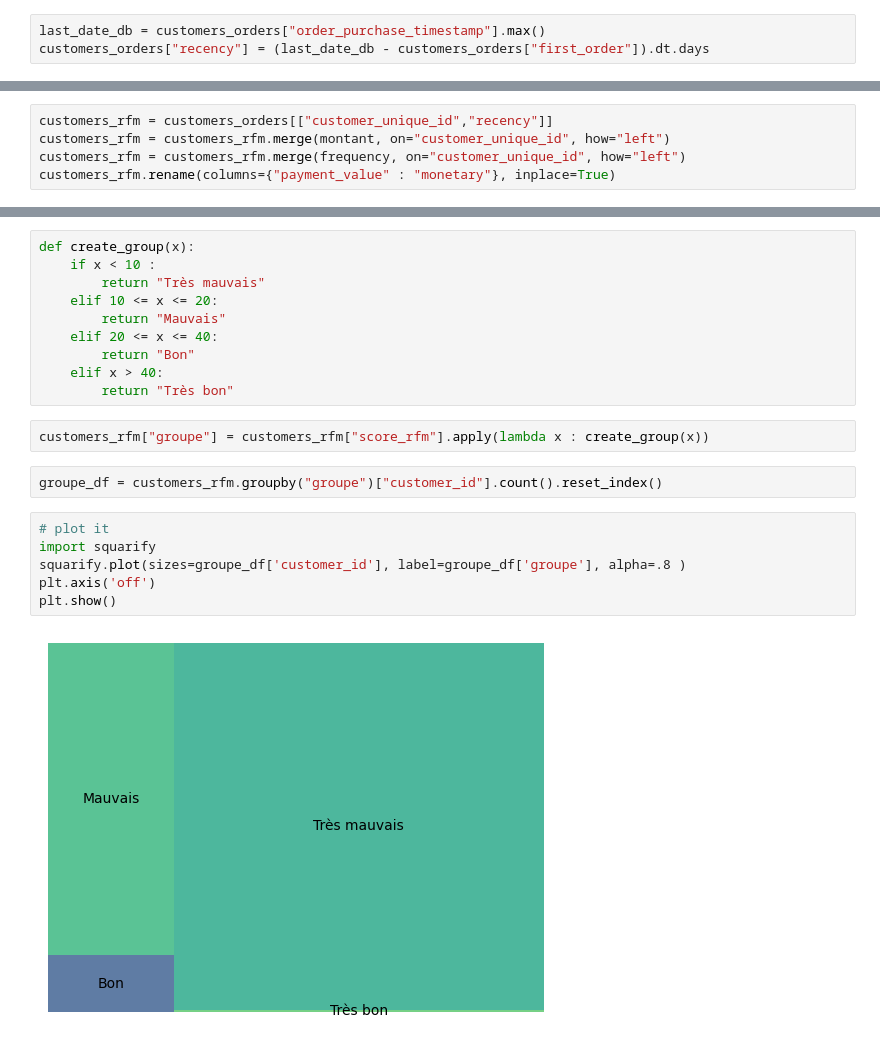
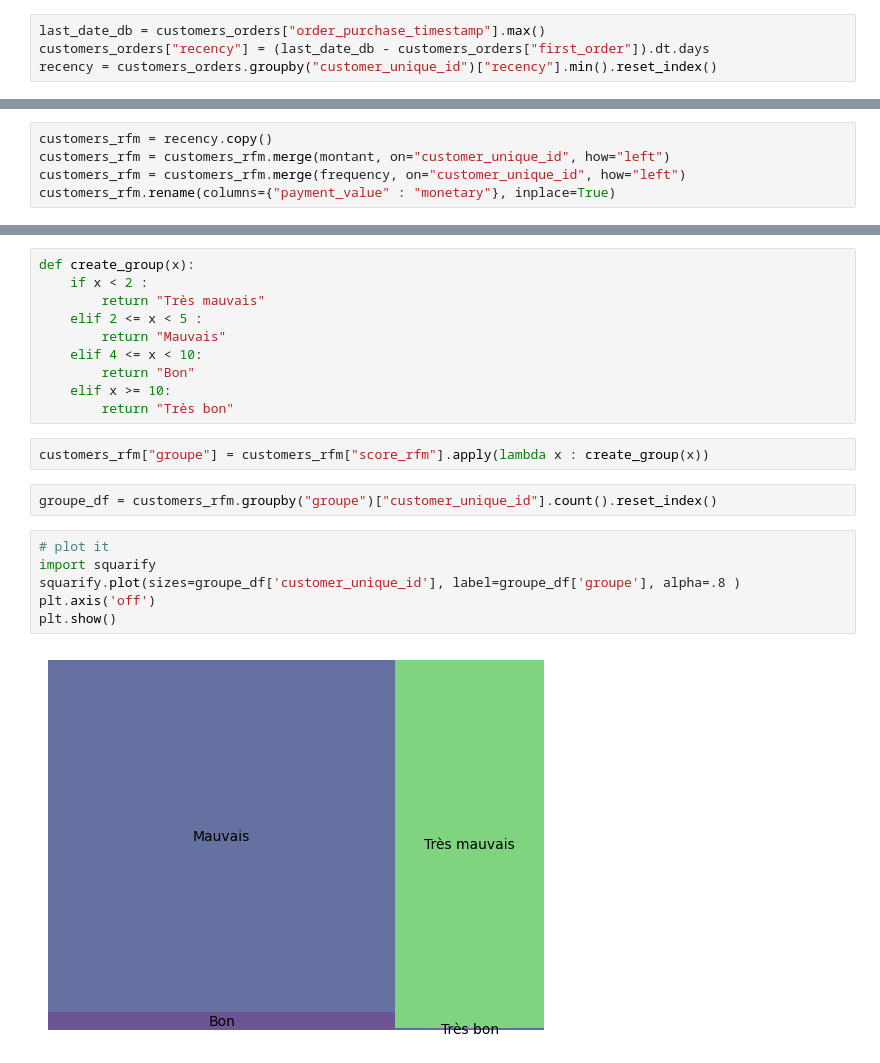
Before and after one commit to Cyr-dcx/Olist_clustering, a Jupyter notebook: notebooks/exploration.ipynb, the cells around one changed output, grey strips where cells are left out. Cells and saved outputs as stored; diff of their text form.

```diff
--- a/notebooks/exploration.ipynb
+++ b/notebooks/exploration.ipynb
@@ -320,6 +319,7 @@ customers_orders = customers_orders.merge(first_order, on="customer_unique_id",
 # %%
 last_date_db = customers_orders["order_purchase_timestamp"].max()
 customers_orders["recency"] = (last_date_db - customers_orders["first_order"]).dt.days
+recency = customers_orders.groupby("customer_unique_id")["recency"].min().reset_index()
 # %%
 sns.histplot(data=customers_orders, x="recency", kde=True);
 # %% [output]
@@ -364,7 +364,7 @@ montant
 | 91501 | ffffd2657e2aad2907e67c3e9daecbeb | 71.56 |
 91502 rows × 2 columns
 # %%
-customers_rfm = customers_orders[["customer_unique_id","recency"]]
+customers_rfm = recency.copy()
 customers_rfm = customers_rfm.merge(montant, on="customer_unique_id", how="left")
 customers_rfm = customers_rfm.merge(frequency, on="customer_unique_id", how="left")
 customers_rfm.rename(columns={"payment_value" : "monetary"}, inplace=True)
@@ -428,22 +418,22 @@ sns.histplot(data=customers_rfm, x="score_rfm", kde=True);
 # %%
 def create_group(x):
-    if x < 10 :
+    if x < 2 :
         return "Très mauvais"
-    elif 10 <= x <= 20:
+    elif 2 <= x < 5 :
         return "Mauvais"
-    elif 20 <= x <= 40:
+    elif 4 <= x < 10:
         return "Bon"
-    elif x > 40:
+    elif x >= 10:
         return "Très bon"
 # %%
 customers_rfm["groupe"] = customers_rfm["score_rfm"].apply(lambda x : create_group(x))
 # %%
-groupe_df = customers_rfm.groupby("groupe")["customer_id"].count().reset_index()
+groupe_df = customers_rfm.groupby("groupe")["customer_unique_id"].count().reset_index()
 # %%
 # plot it
 import squarify
-squarify.plot(sizes=groupe_df['customer_id'], label=groupe_df['groupe'], alpha=.8 )
+squarify.plot(sizes=groupe_df['customer_unique_id'], label=groupe_df['groupe'], alpha=.8 )
 plt.axis('off')
 plt.show()
 # %% [output]
-[figure, old version]
+[figure, new version]
```
Also changed, not shown: parts of 25 cells of this notebook, 22 other files.
